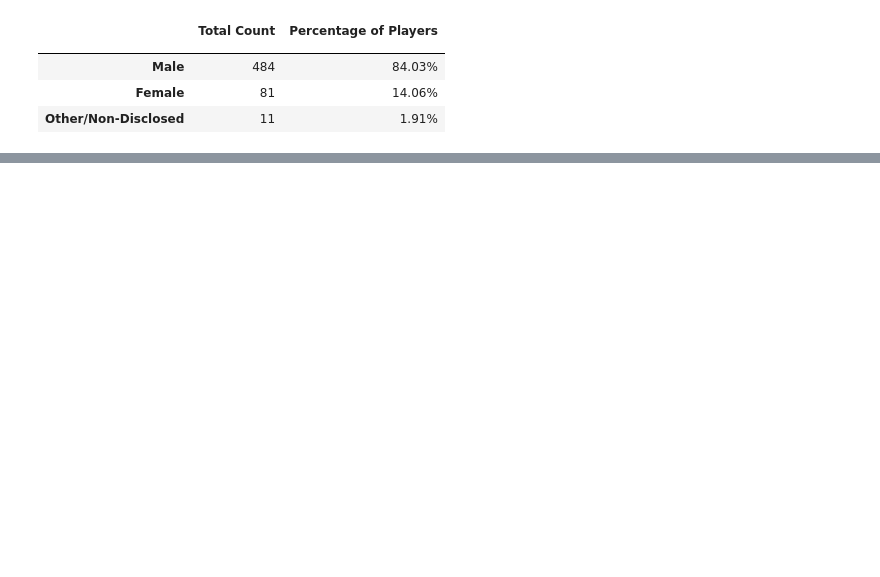
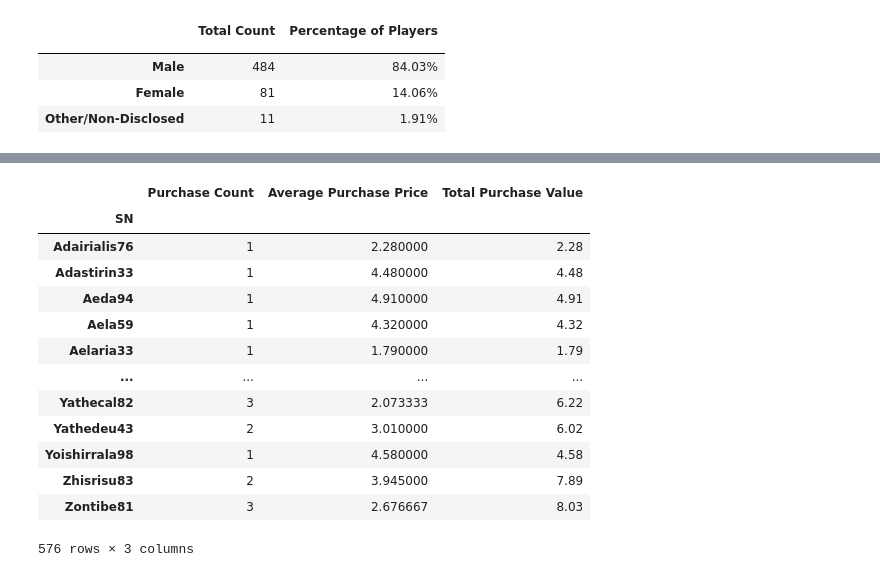
Before and after one commit to saronraut/Panda-Challenge, a Jupyter notebook: HeroesOfPymoli/Script_test.ipynb, the cells around one changed output, grey strips where cells are left out. Saved outputs shown, nothing was run; the diff lists cells and outputs as text; code cells hidden in the pictures; blank space fills up the shorter version.

```diff
--- a/HeroesOfPymoli/Script_test.ipynb
+++ b/HeroesOfPymoli/Script_test.ipynb
@@ -122,0 +215,8 @@ gender_demo
+# %%
+bins = [0,9,14,19,24,29,34,39,50]
+
+age_label = ["<10","10-14","15-19","20-24","25-29","30-34","35-39","40+"]
+
+purchase_data["Age Group"] = pd.cut(purchase_data["Age"],bins,labels=age_label)
+
+purchase_data.columns
@@ -122,0 +227,16 @@ gender_demo
+# %%
+bins = [0,9,14,19,24,29,34,39,50]
+
+age_label = ["<10","10-14","15-19","20-24","25-29","30-34","35-39","40+"]
+
+purchase_data["Age Group"] = pd.cut(purchase_data["Age"],bins,labels=age_label)
+
+group_df = purchase_data[["Age Group", "Age", "Gender", "SN"]].drop_duplicates()
+group_df = group_df.groupby("Age Group")
+age_count = group_df["Age"].count()
+percnt_count = age_count/player_count * 100
+
+Age_df = pd.DataFrame({"Total Count" : age_count, "Percentage of Players": percnt_count })
+Age_df["Percentage of Players"] = Age_df["Percentage of Players"].map("{:,.2f}%".format)
+
+Age_df
@@ -122,0 +308,27 @@ gender_demo
+# %%
+spendr = purchase_data.groupby("SN")
+spendr.head()
+purch_count = spendr["Item ID"].count()
+avg_price = spendr["Price"].mean()
+total_purchase= spendr["Price"].sum()
+
+Top_Spender = pd.DataFrame({"Purchase Count":purch_count,"Average Purchase Price":avg_price,
+                            "Total Purchase Value":total_purchase})
+Top_Spender["Average Purchase Price"] = Top_Spender["Average Purchase Price"].map("${:}"})
+
+Top_Spender
+# %% [output]
+|  | Purchase Count | Average Purchase Price | Total Purchase Value |
+| SN |  |  |  |
+| Adairialis76 | 1 | 2.280000 | 2.28 |
+| Adastirin33 | 1 | 4.480000 | 4.48 |
+| Aeda94 | 1 | 4.910000 | 4.91 |
+| Aela59 | 1 | 4.320000 | 4.32 |
+| Aelaria33 | 1 | 1.790000 | 1.79 |
+| ... | ... | ... | ... |
+| Yathecal82 | 3 | 2.073333 | 6.22 |
+| Yathedeu43 | 2 | 3.010000 | 6.02 |
+| Yoishirrala98 | 1 | 4.580000 | 4.58 |
+| Zhisrisu83 | 2 | 3.945000 | 7.89 |
+| Zontibe81 | 3 | 2.676667 | 8.03 |
+576 rows × 3 columns
```
Also changed, not shown: parts of 13 cells of this notebook, 1 other file.
